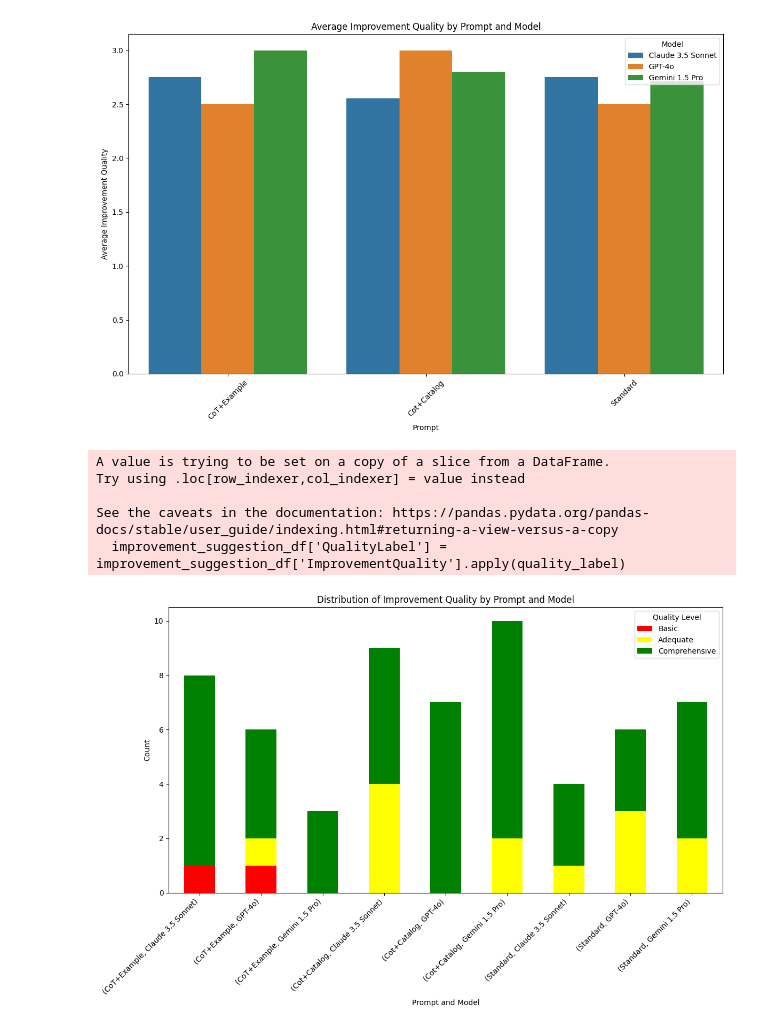
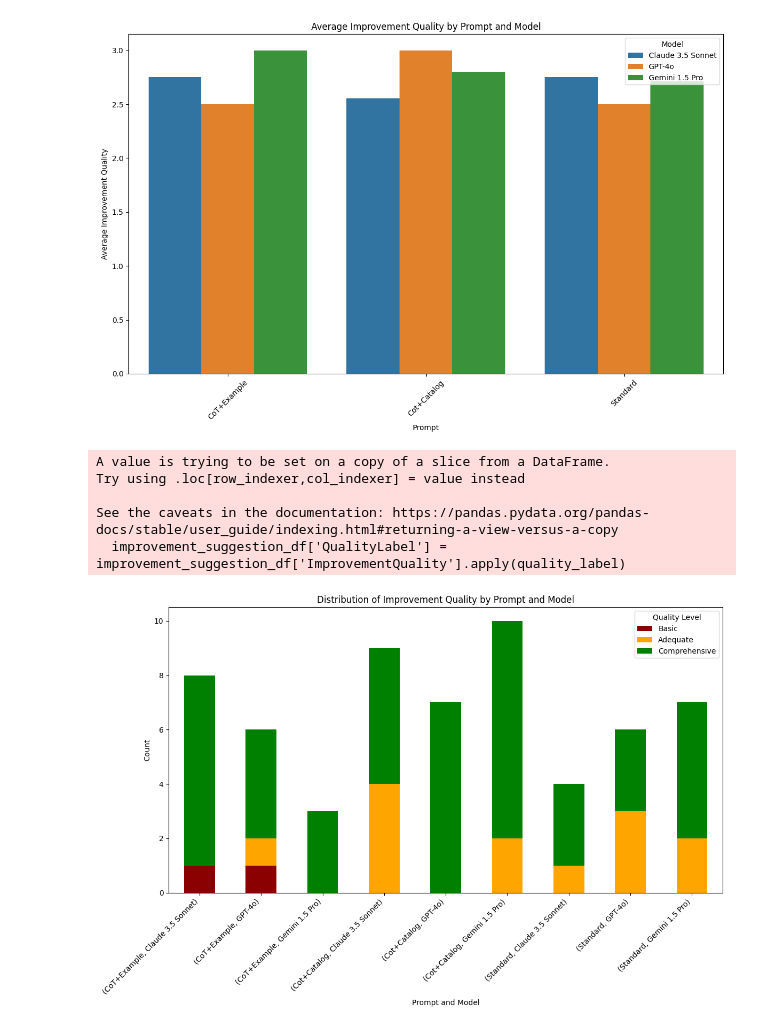
Before and after one commit to fapfaff/ai-detection-of-architectural-antipatterns, a Jupyter notebook: evaluation/evaluation.ipynb, the cells around one changed output. Cells and saved outputs as stored; diff of their text form; code cells hidden in the pictures.

Commit message:
update visualizations

```diff
--- a/evaluation/evaluation.ipynb
+++ b/evaluation/evaluation.ipynb
@@ -97,34 +109,34 @@ def quality_label(value):
     elif value == 2:
         return 'Adequate'
     elif value == 3:
         return 'Comprehensive'
 
 colors = {
-    'Basic': 'red',          # Red
-    'Adequate': 'yellow',       # Yellow
-    'Comprehensive': 'green'   # Green
+    'Basic': 'darkred',
+    'Adequate': 'orange',
+    'Comprehensive': 'green'
 }
 
 improvement_suggestion_df = df[df['ImprovementQuality'] > 0]
 improvement_suggestion_df['QualityLabel'] = improvement_suggestion_df['ImprovementQuality'].apply(quality_label)
 
 grouped = improvement_suggestion_df.groupby(['Prompt', 'Model', 'QualityLabel']).size().reset_index(name='Count')
 
 pivot = grouped.pivot(index=['Prompt', 'Model'], columns='QualityLabel', values='Count').fillna(0)
 pivot = pivot[['Basic', 'Adequate', 'Comprehensive']]
 
 pivot.plot(kind='bar', stacked=True, figsize=(12, 8), color=[colors[col] for col in pivot.columns])
 plt.title('Distribution of Improvement Quality by Prompt and Model')
 plt.ylabel('Count')
 plt.xlabel('Prompt and Model')
 plt.xticks(rotation=45, ha='right')
 plt.legend(title='Quality Level')
 plt.tight_layout()
 plt.show()
 # %% [output]
 A value is trying to be set on a copy of a slice from a DataFrame.
 Try using .loc[row_indexer,col_indexer] = value instead
 
 See the caveats in the documentation: https://pandas.pydata.org/pandas-docs/stable/user_guide/indexing.html#returning-a-view-versus-a-copy
   improvement_suggestion_df['QualityLabel'] = improvement_suggestion_df['ImprovementQuality'].apply(quality_label)
-[figure, old version]
+[figure, new version]
```
Also changed, not shown: parts of 3 cells of this notebook.
